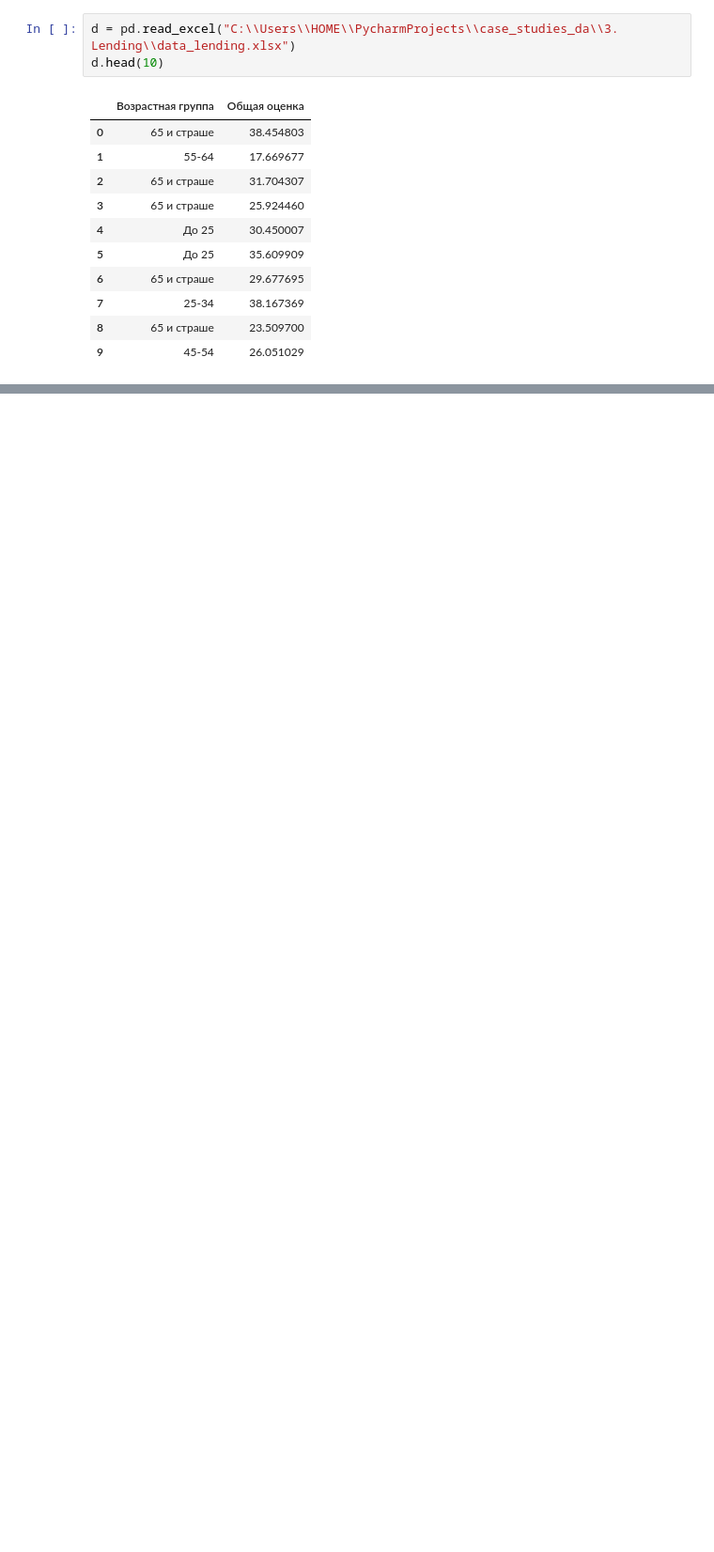
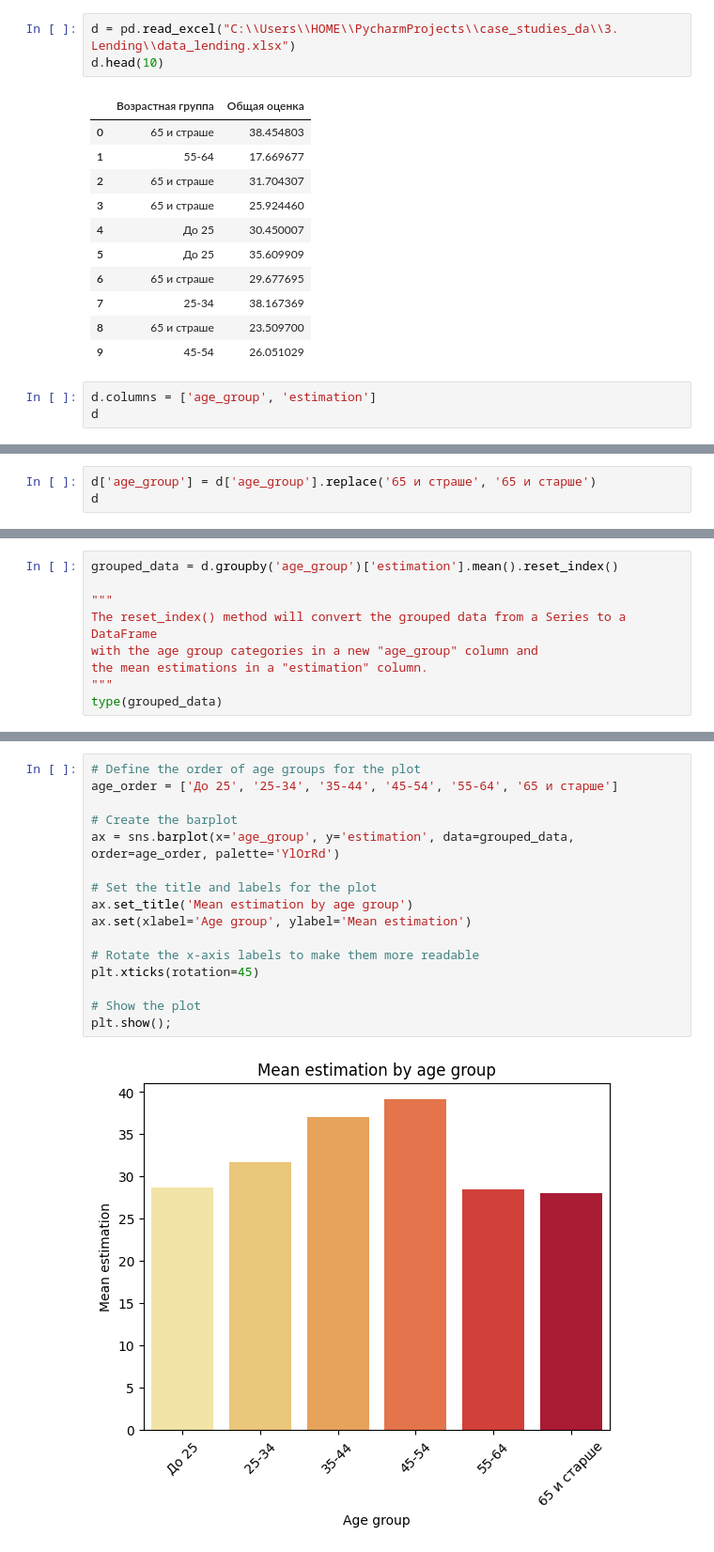
Before and after one commit to ybezginova2016/case_studies_da, a Jupyter notebook: 3. Lending/main_3_Lending.ipynb, the cells around one changed output, grey strips where cells are left out. Shown at 94% size. Cells and saved outputs as stored; diff of their text form; blank space fills up the shorter version.

```diff
--- a/3. Lending/main_3_Lending.ipynb
+++ b/3. Lending/main_3_Lending.ipynb
@@ -22,3 +41,6 @@ d.head(10)
 | 7 | 25-34 | 38.167369 |
 | 8 | 65 и страше | 23.509700 |
 | 9 | 45-54 | 26.051029 |
+# %%
+d.columns = ['age_group', 'estimation']
+d
@@ -24,0 +66,3 @@ d.head(10)
+# %%
+d['age_group'] = d['age_group'].replace('65 и страше', '65 и старше')
+d
@@ -26,0 +121,9 @@ d.
+# %%
+grouped_data = d.groupby('age_group')['estimation'].mean().reset_index()
+
+"""
+The reset_index() method will convert the grouped data from a Series to a DataFrame
+with the age group categories in a new "age_group" column and
+the mean estimations in a "estimation" column.
+"""
+type(grouped_data)
@@ -26,0 +142,18 @@ d.
+# %%
+# Define the order of age groups for the plot
+age_order = ['До 25', '25-34', '35-44', '45-54', '55-64', '65 и старше']
+
+# Create the barplot
+ax = sns.barplot(x='age_group', y='estimation', data=grouped_data, order=age_order, palette='YlOrRd')
+
+# Set the title and labels for the plot
+ax.set_title('Mean estimation by age group')
+ax.set(xlabel='Age group', ylabel='Mean estimation')
+
+# Rotate the x-axis labels to make them more readable
+plt.xticks(rotation=45)
+
+# Show the plot
+plt.show();
+# %% [output]
+[figure, added]
```
Also changed, not shown: parts of 27 cells of this notebook, 1 other file.
